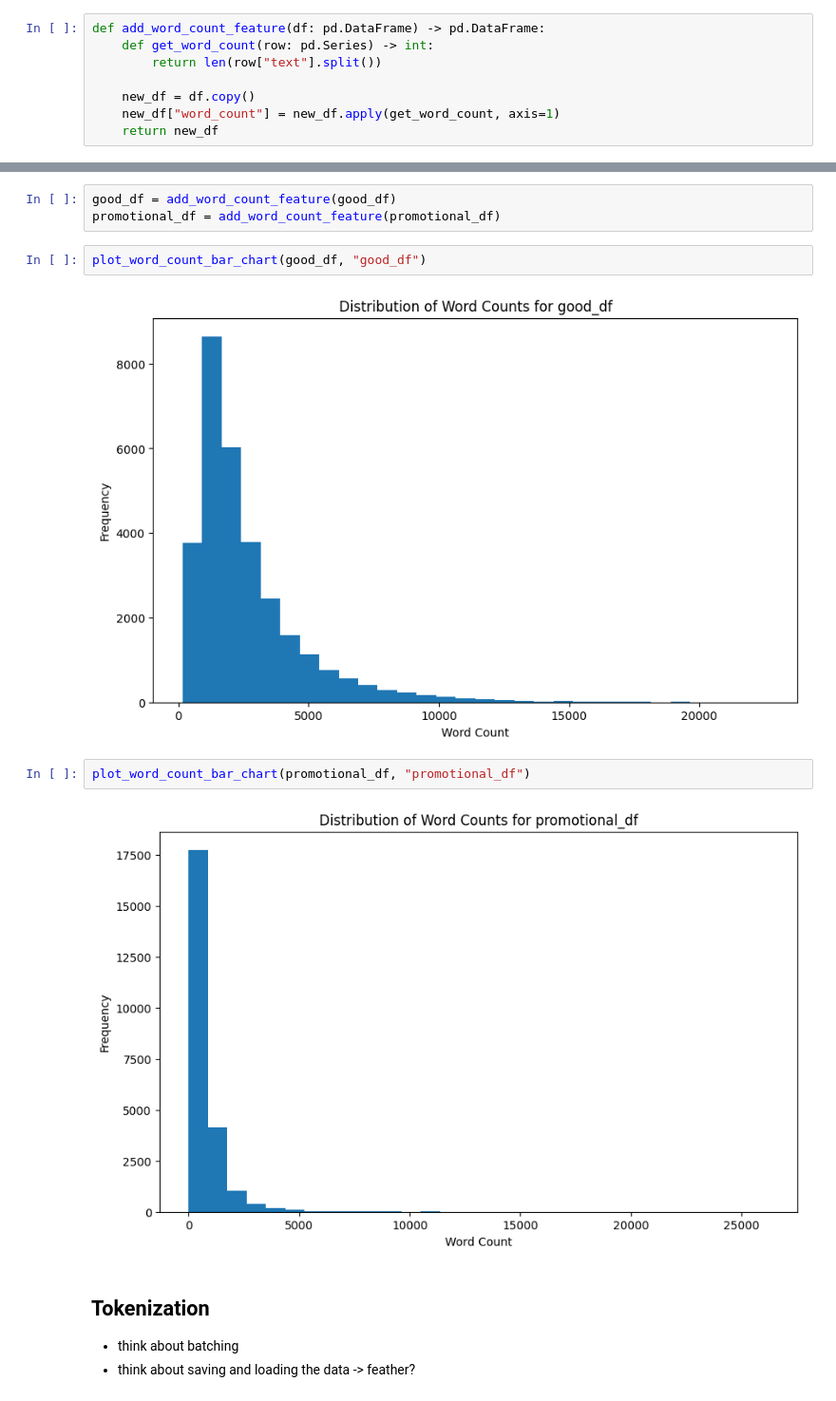
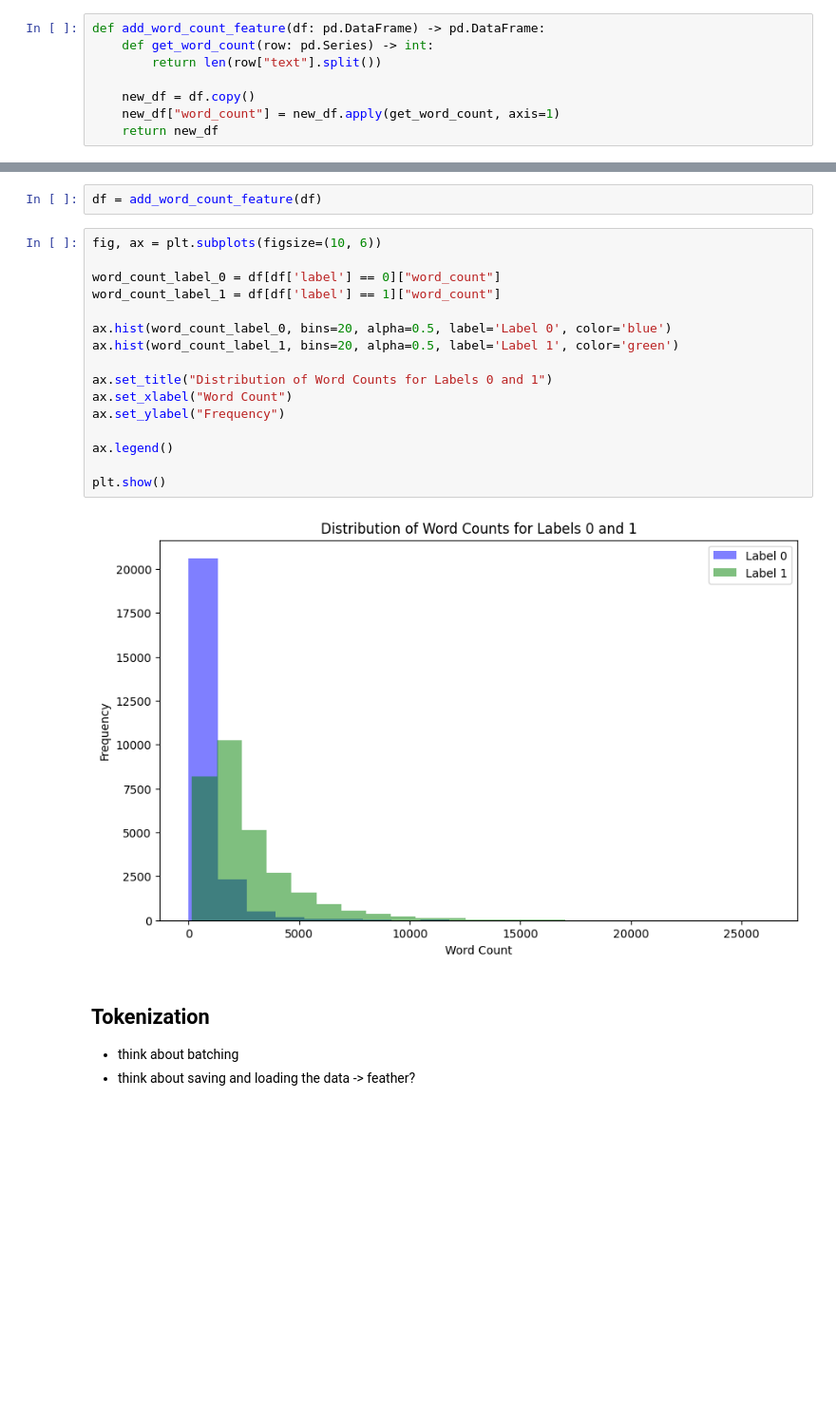
Before and after one commit to RobinSuxdorf/projektpraktikum-ws24-quality-of-wikipedia-articles, a Jupyter notebook: test.ipynb, the cells around one changed output, grey strips where cells are left out. Shown at 95% size. Saved outputs shown, nothing was run; the diff lists cells and outputs as text; blank space fills up the shorter version.

```diff
--- a/test.ipynb
+++ b/test.ipynb
@@ -93,14 +105,23 @@ def plot_word_count_bar_chart(df: pd.DataFrame, title: str, bins: int = 30) -> p
-# %%
-good_df = add_word_count_feature(good_df)
-promotional_df = add_word_count_feature(promotional_df)
-# %%
-plot_word_count_bar_chart(good_df, "good_df")
-# %% [output]
-[figure, removed]
-# %%
-plot_word_count_bar_chart(promotional_df, "promotional_df")
-# %% [output]
-[figure, removed]
+# %%
+df = add_word_count_feature(df)
+# %%
+fig, ax = plt.subplots(figsize=(10, 6))
+
+word_count_label_0 = df[df['label'] == 0]["word_count"]
+word_count_label_1 = df[df['label'] == 1]["word_count"]
+
+ax.hist(word_count_label_0, bins=20, alpha=0.5, label='Label 0', color='blue')
+ax.hist(word_count_label_1, bins=20, alpha=0.5, label='Label 1', color='green')
+
+ax.set_title("Distribution of Word Counts for Labels 0 and 1")
+ax.set_xlabel("Word Count")
+ax.set_ylabel("Frequency")
+
+ax.legend()
+
+plt.show()
+# %% [output]
+[figure, added]
 # %% [markdown]
 ## Tokenization
 
```
Also changed, not shown: parts of 11 cells of this notebook.
